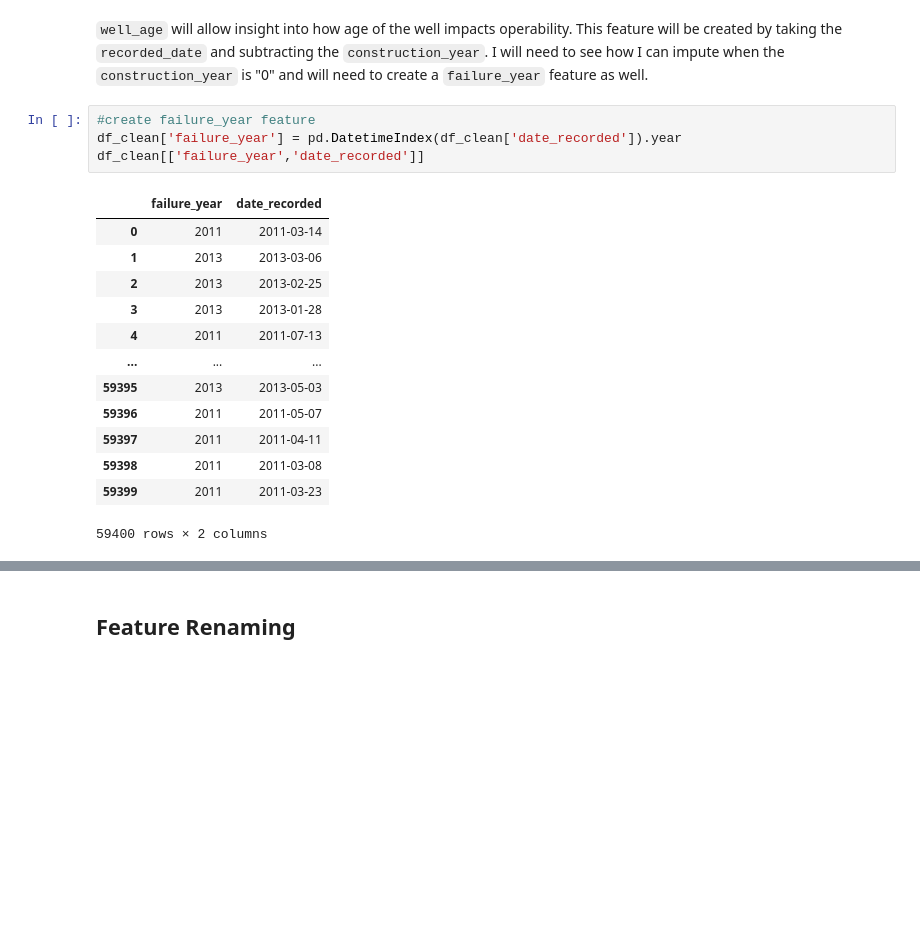
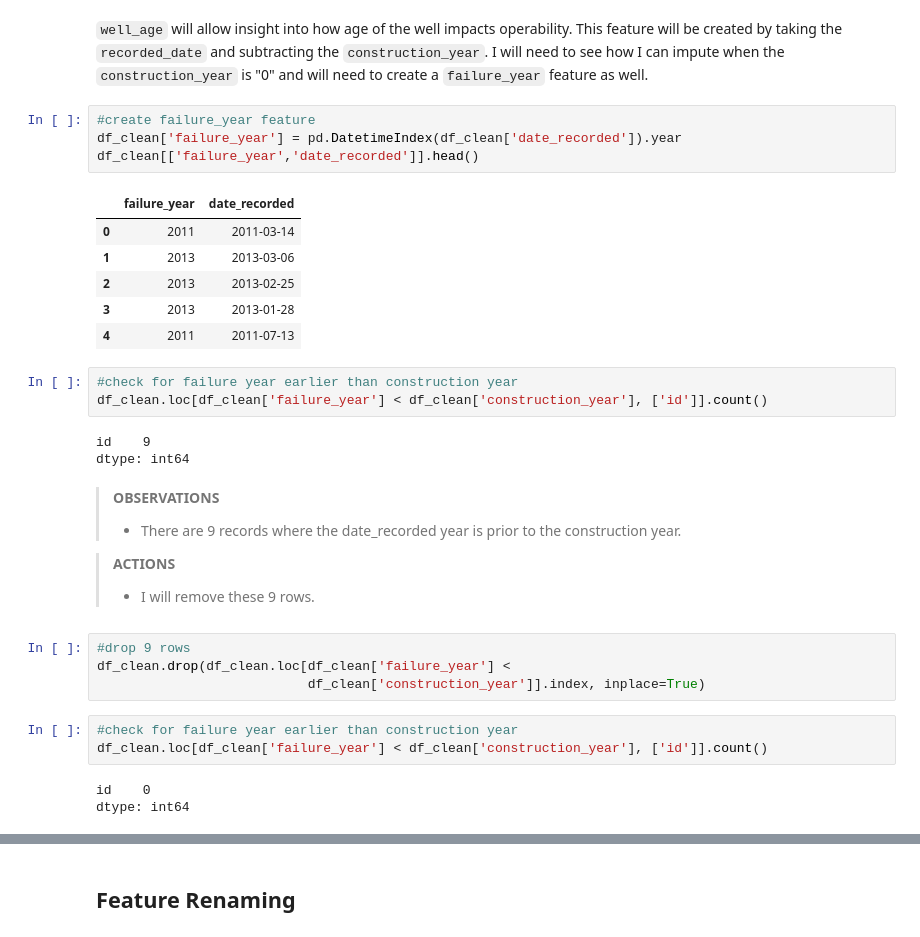
Before and after one commit to bentson1187/phase_3_project, a Jupyter notebook: Bentson, Brian Phase 3 Project.ipynb, the cells around one changed output, grey strips where cells are left out. Cells and saved outputs as stored; diff of their text form; blank space fills up the shorter version.

Commit message:
Cleaning complete

```diff
--- a/Bentson, Brian Phase 3 Project.ipynb
+++ b/Bentson, Brian Phase 3 Project.ipynb
@@ -1324,21 +1328,36 @@ Index(['id', 'amount_tsh', 'date_recorded', 'funder', 'gps_height',
 # %%
 #create failure_year feature
 df_clean['failure_year'] = pd.DatetimeIndex(df_clean['date_recorded']).year
-df_clean[['failure_year','date_recorded']]
+df_clean[['failure_year','date_recorded']].head()
 # %% [output]
 |  | failure_year | date_recorded |
 | 0 | 2011 | 2011-03-14 |
 | 1 | 2013 | 2013-03-06 |
 | 2 | 2013 | 2013-02-25 |
 | 3 | 2013 | 2013-01-28 |
 | 4 | 2011 | 2011-07-13 |
-| ... | ... | ... |
-| 59395 | 2013 | 2013-05-03 |
-| 59396 | 2011 | 2011-05-07 |
-| 59397 | 2011 | 2011-04-11 |
-| 59398 | 2011 | 2011-03-08 |
-| 59399 | 2011 | 2011-03-23 |
-59400 rows × 2 columns
+# %%
+#check for failure year earlier than construction year
+df_clean.loc[df_clean['failure_year'] < df_clean['construction_year'], ['id']].count()
+# %% [output]
+id    9
+dtype: int64
+# %% [markdown]
+> **OBSERVATIONS**
+> - There are 9 records where the date_recorded year is prior to the construction year.
+
+> **ACTIONS**
+> - I will remove these 9 rows.
+# %%
+#drop 9 rows
+df_clean.drop(df_clean.loc[df_clean['failure_year'] <
+                           df_clean['construction_year']].index, inplace=True)
+# %%
+#check for failure year earlier than construction year
+df_clean.loc[df_clean['failure_year'] < df_clean['construction_year'], ['id']].count()
+# %% [output]
+id    0
+dtype: int64
 # %%
 #value counts of construction_year
 df_clean['construction_year'].value_counts().head(10)
```
Also changed, not shown: parts of 60 cells of this notebook, 2 other files.
